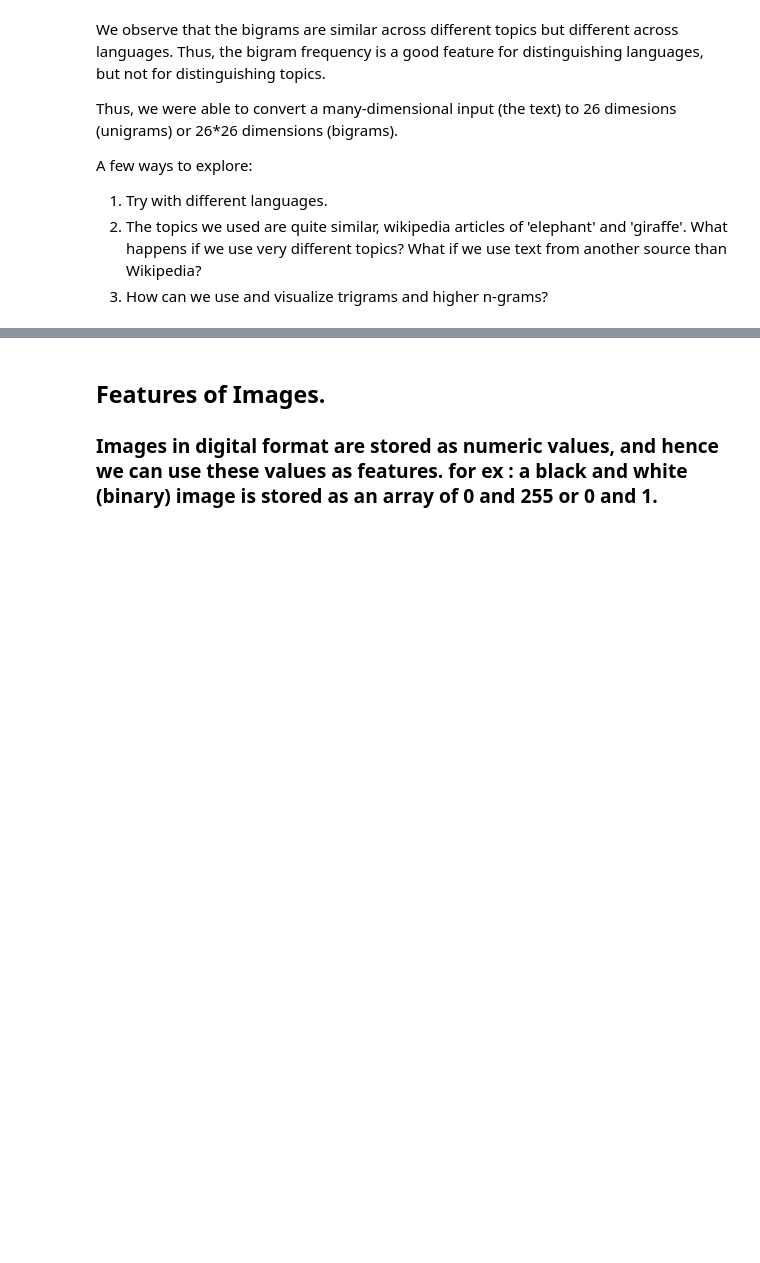
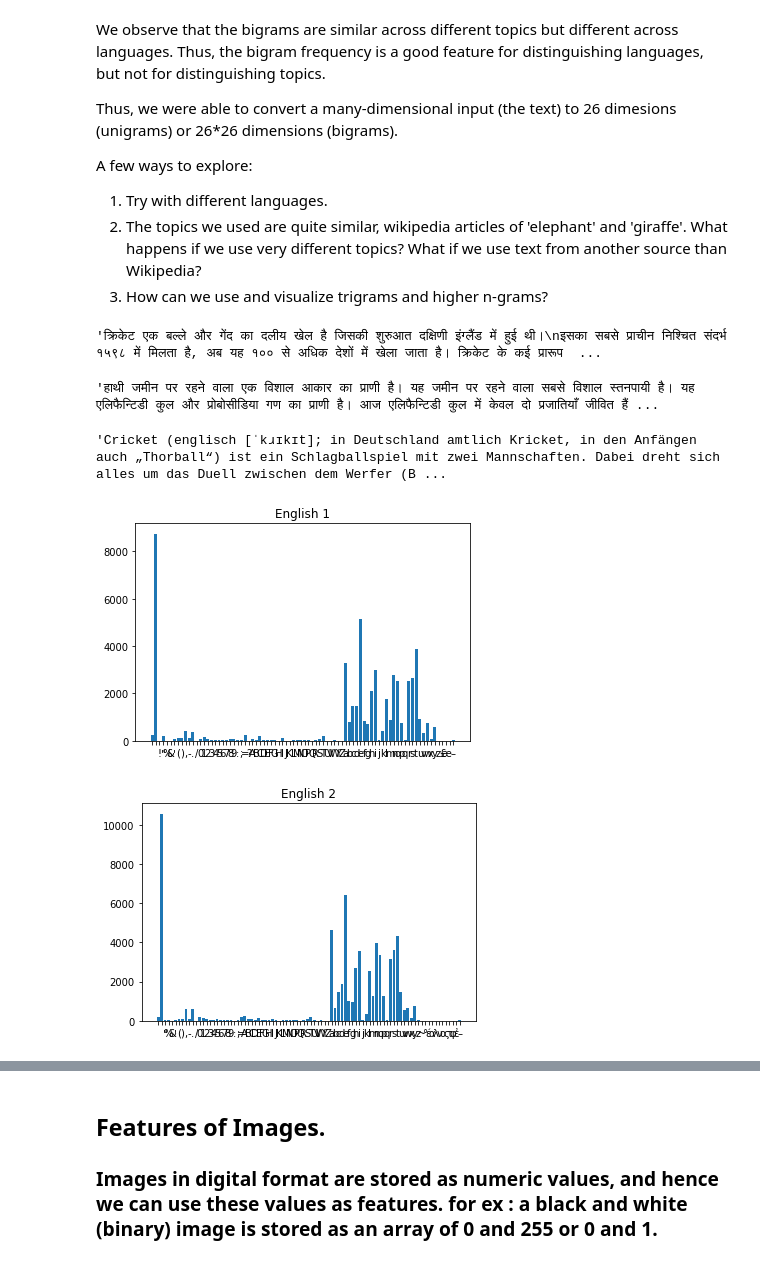
Before and after one commit to itzwow/FMML_August_AmitBera, a Jupyter notebook: Lab2_20fmml20220111_FMML_Aug22_M1Lab2_DataFeatures&Augmentation.ipynb, the cells around one changed output, grey strips where cells are left out. Drawn from its saved outputs; the diff is of its cells as text; code cells hidden in the pictures; blank space fills up the shorter version.

```diff
--- a/Lab2_20fmml20220111_FMML_Aug22_M1Lab2_DataFeatures&Augmentation.ipynb
+++ b/Lab2_20fmml20220111_FMML_Aug22_M1Lab2_DataFeatures&Augmentation.ipynb
@@ -330,3 +370,40 @@ A few ways to explore:
 1. Try with different languages.
 2. The topics we used are quite similar, wikipedia articles of 'elephant' and 'giraffe'. What happens if we use very different topics? What if we use text from another source than Wikipedia?
 3. How can we use and visualize trigrams and higher n-grams?
+# %%
+topic1 = 'Cricket'
+topic2 = 'Elephant'
+wikipedia.set_lang('hi')
+hin1 = wikipedia.page(topic1).content
+hin2 = wikipedia.page(topic2).content
+wikipedia.set_lang('en')
+eng1 = wikipedia.page(topic1).content
+eng2 = wikipedia.page(topic2).content
+
+wikipedia.set_lang('de') #german
+ger1 = wikipedia.page(topic1).content
+ger2 = wikipedia.page(topic2).content
+# %%
+hin1
+# %% [output]
+'क्रिकेट एक बल्ले और गेंद का दलीय खेल है जिसकी शुरुआत दक्षिणी इंग्लैंड में हुई थी।\nइसका सबसे प्राचीन निश्चित संदर्भ १५९८ में मिलता है, अब यह १०० से अधिक देशों में खेला जाता है। क्रिकेट के कई प्रारूप  ...
+# %%
+hin2
+# %% [output]
+'हाथी जमीन पर रहने वाला एक विशाल आकार का प्राणी है। यह जमीन पर रहने वाला सबसे विशाल स्तनपायी है। यह एलिफैन्टिडी कुल और प्रोबोसीडिया गण का प्राणी है। आज एलिफैन्टिडी कुल में केवल दो प्रजातियाँ जीवित हैं ...
+# %%
+ger1
+# %% [output]
+'Cricket (englisch [ˈkɹɪkɪt]; in Deutschland amtlich Kricket, in den Anfängen auch „Thorball“) ist ein Schlagballspiel mit zwei Mannschaften. Dabei dreht sich alles um das Duell zwischen dem Werfer (B ...
+# %%
+unigram_eng1 = Counter(ngrams(eng1,1)) ##just to get count of each element.
+plothistogram(unigram_eng1)
+plt.title('English 1')
+plt.show()
+unigram_eng2 = Counter(ngrams(eng2,1))
+plothistogram(unigram_eng2)
+plt.title('English 2')
+plt.show()
+# %% [output]
+[figure, added]
+[figure, added]
```
Also changed, not shown: parts of 24 cells of this notebook.
